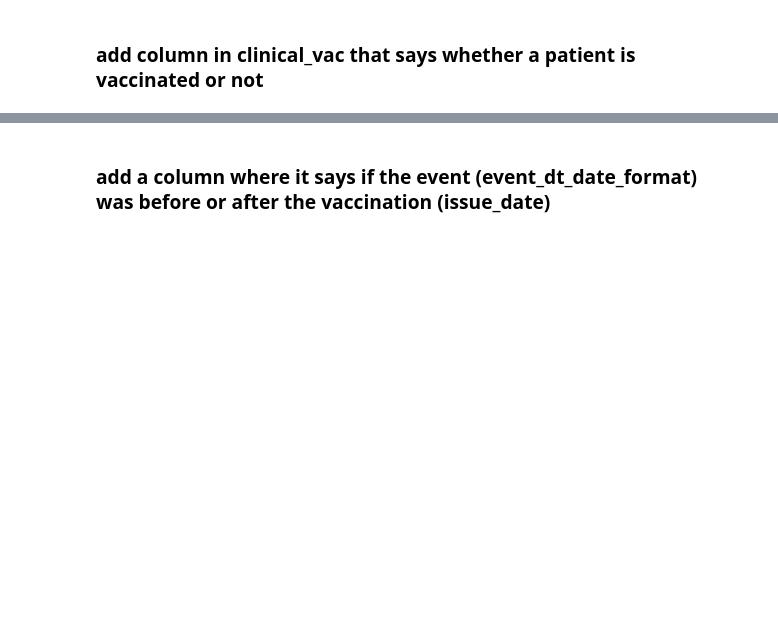
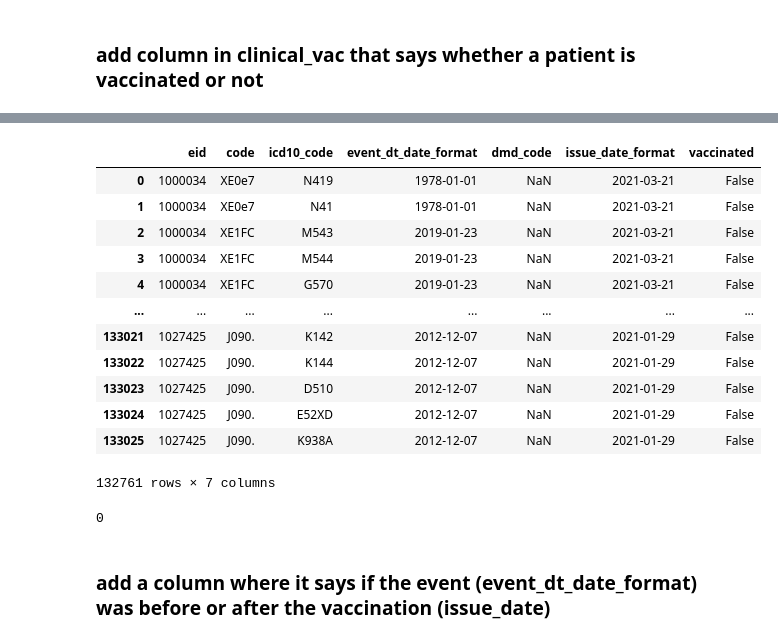
Before and after one commit to MonicaMueller/big-data-final-project, a Jupyter notebook: Project_vaccine_comorbidities.ipynb, the cells around one changed output, grey strips where cells are left out. Drawn from its saved outputs; the diff is of its cells as text; code cells hidden in the pictures; blank space fills up the shorter version.

Commit message:
fixed the random issue date

```diff
--- a/Project_vaccine_comorbidities.ipynb
+++ b/Project_vaccine_comorbidities.ipynb
@@ -228,0 +549,3 @@ clinical_vac = pd.merge(clinical_ic10, scripts_vaccines_only, how ='outer', on =
+# %%
+# drop event_dt and issue_date
+clinical_vac.drop(columns = ['event_dt', 'issue_date'], inplace = True)
@@ -254,4 +611,4 @@ clinical_vac
 # %%
 # make list from 'issue_date' in scripts_vaccines_only
-issue_dates = scripts_vaccines_only['issue_date'].tolist()
+issue_dates = scripts_vaccines_only['issue_date_format'].tolist()
 issue_dates
@@ -287,0 +634,4 @@ pd.merge(clinical_vac, df_nvac, how = 'outer', on = ['eid', 'issue_date'])
+# %%
+# make dictionary with random issue dates and unvaccinated eid
+dict_nvac = dict(zip(id_nvac,issue_dt_random))
+len(dict_nvac)
@@ -287,0 +640,3 @@ pd.merge(clinical_vac, df_nvac, how = 'outer', on = ['eid', 'issue_date'])
+# %%
+# fill na with mapping from the dictionary
+clinical_vac['issue_date_format'] = clinical_vac['issue_date_format'].fillna(clinical_vac['eid'].map(dict_nvac))
@@ -288,2 +657,22 @@ pd.merge(clinical_vac, df_nvac, how = 'outer', on = ['eid', 'issue_date'])
+# %%
+clinical_vac[clinical_vac['vaccinated'] == False]
+# %% [output]
+|  | eid | code | icd10_code | event_dt_date_format | dmd_code | issue_date_format | vaccinated |
+| 0 | 1000034 | XE0e7 | N419 | 1978-01-01 | NaN | 2021-03-21 | False |
+| 1 | 1000034 | XE0e7 | N41 | 1978-01-01 | NaN | 2021-03-21 | False |
+| 2 | 1000034 | XE1FC | M543 | 2019-01-23 | NaN | 2021-03-21 | False |
+| 3 | 1000034 | XE1FC | M544 | 2019-01-23 | NaN | 2021-03-21 | False |
+| 4 | 1000034 | XE1FC | G570 | 2019-01-23 | NaN | 2021-03-21 | False |
+| ... | ... | ... | ... | ... | ... | ... | ... |
+| 133021 | 1027425 | J090. | K142 | 2012-12-07 | NaN | 2021-01-29 | False |
+| 133022 | 1027425 | J090. | K144 | 2012-12-07 | NaN | 2021-01-29 | False |
+| 133023 | 1027425 | J090. | D510 | 2012-12-07 | NaN | 2021-01-29 | False |
+| 133024 | 1027425 | J090. | E52XD | 2012-12-07 | NaN | 2021-01-29 | False |
+| 133025 | 1027425 | J090. | K938A | 2012-12-07 | NaN | 2021-01-29 | False |
+132761 rows × 7 columns
+# %%
+clinical_vac['issue_date_format'].isna().sum()
+# %% [output]
+0
 # %% [markdown]
 ### add a column where it says if the event (event_dt_date_format) was before or after the vaccination (issue_date)
```
Also changed, not shown: parts of 61 cells of this notebook.
